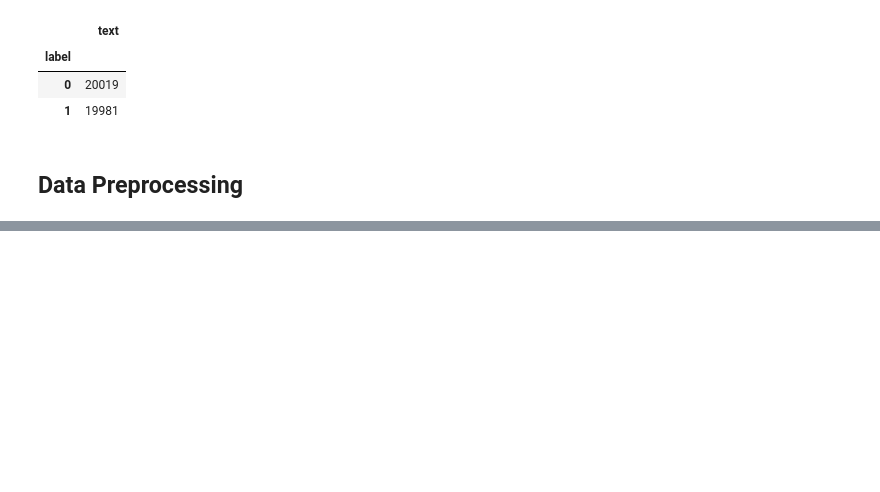
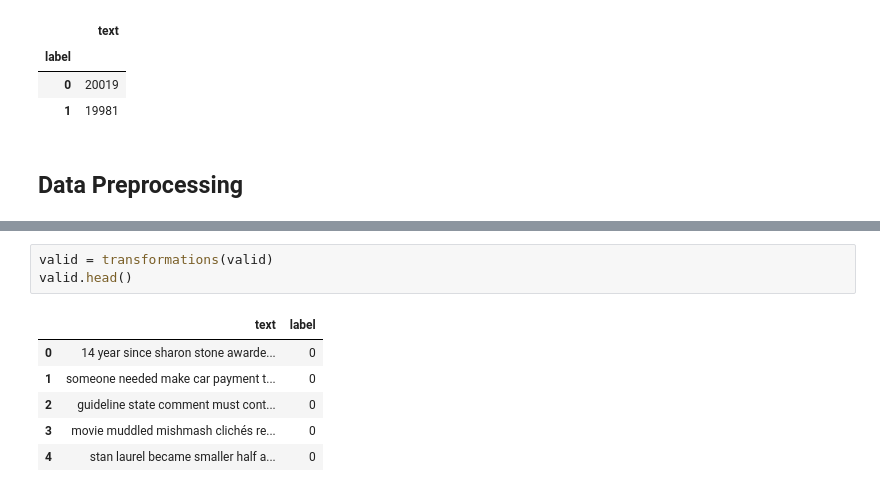
Before and after one commit to Akib-Alvee/Data-Science-Learning-and-Practice, a Jupyter notebook: IMDB Sentiment Analysis/IMDB review Sentiment Analysis.ipynb, the cells around one changed output, grey strips where cells are left out. Saved outputs shown, nothing was run; the diff lists cells and outputs as text; blank space fills up the shorter version.

```diff
--- a/IMDB Sentiment Analysis/IMDB review Sentiment Analysis.ipynb
+++ b/IMDB Sentiment Analysis/IMDB review Sentiment Analysis.ipynb
@@ -77,0 +123,10 @@ train.groupby("label").count()
+# %%
+valid = transformations(valid)
+valid.head()
+# %% [output]
+|  | text | label |
+| 0 | 14 year since sharon stone awarde... | 0 |
+| 1 | someone needed make car payment t... | 0 |
+| 2 | guideline state comment must cont... | 0 |
+| 3 | movie muddled mishmash clichés re... | 0 |
+| 4 | stan laurel became smaller half a... | 0 |
```
Also changed, not shown: parts of 9 cells of this notebook.
